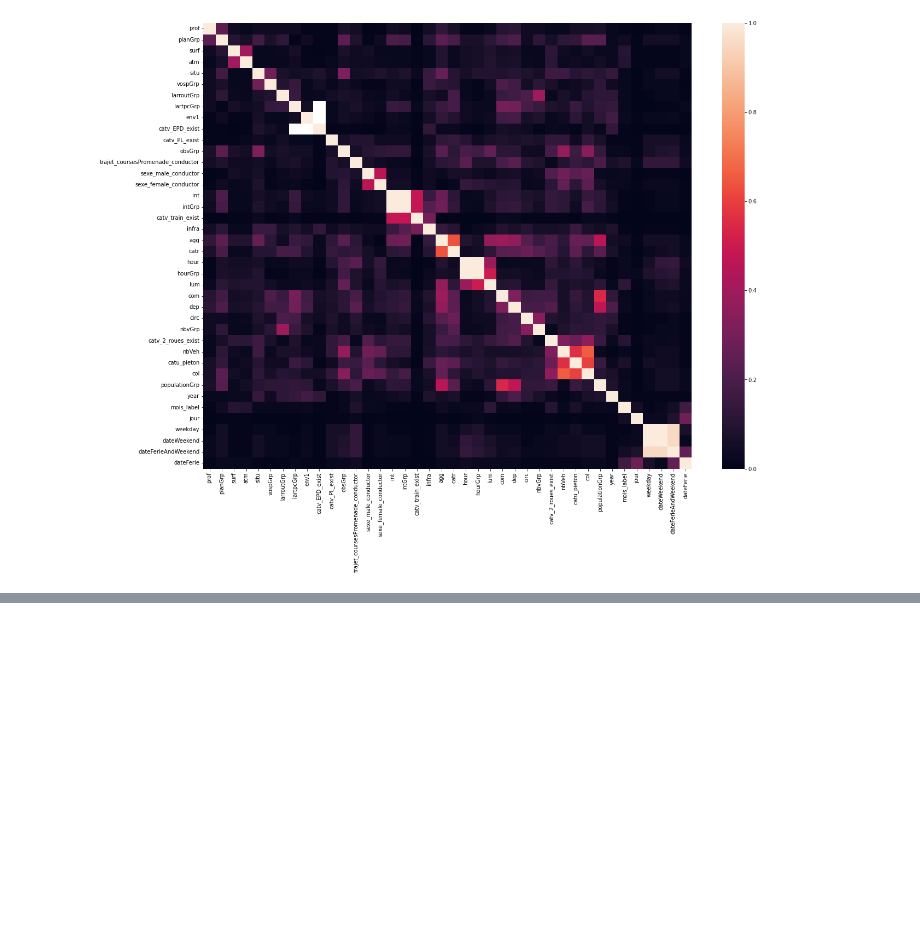
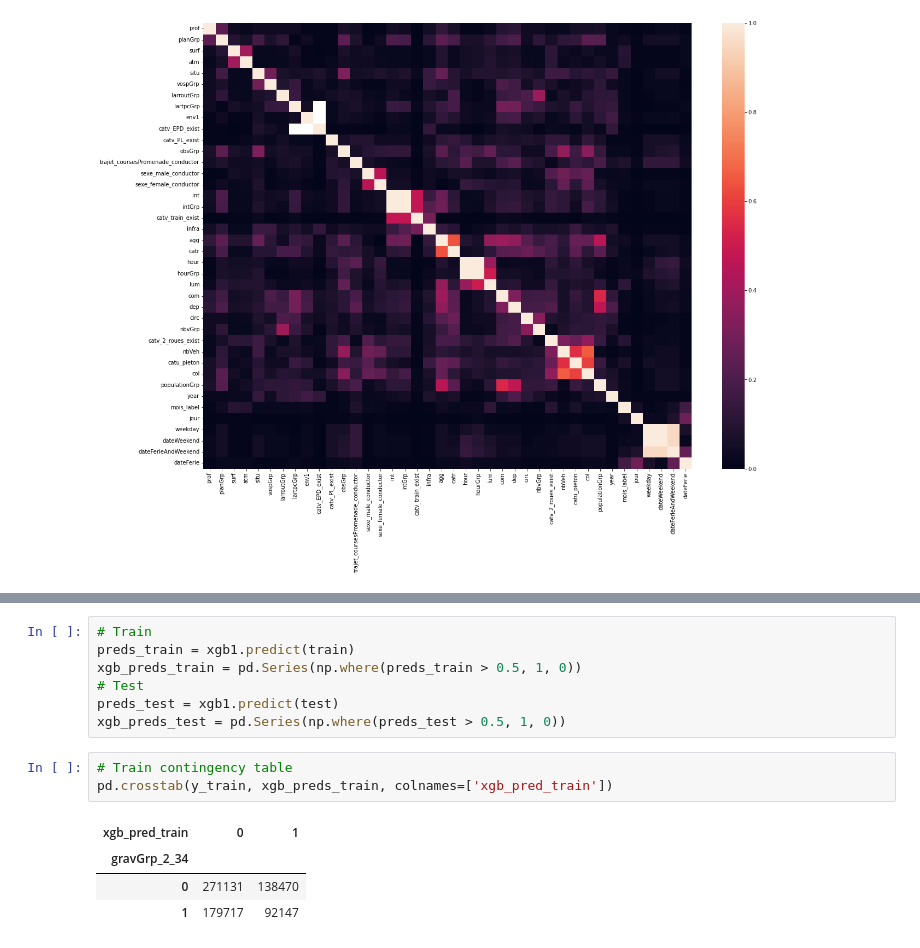
Before and after one commit to YacineHajjiDataScientist/20220814_dsProject, a Jupyter notebook: 20220821_projectDS.ipynb, the cells around one changed output, grey strips where cells are left out. Drawn from its saved outputs; the diff is of its cells as text; blank space fills up the shorter version.

```diff
--- a/20220821_projectDS.ipynb
+++ b/20220821_projectDS.ipynb
@@ -2078,0 +2223,15 @@ sns.heatmap(resMatrixPool, ax=ax);
+# %%
+# Train
+preds_train = xgb1.predict(train)
+xgb_preds_train = pd.Series(np.where(preds_train > 0.5, 1, 0))
+# Test
+preds_test = xgb1.predict(test)
+xgb_preds_test = pd.Series(np.where(preds_test > 0.5, 1, 0))
+# %%
+# Train contingency table
+pd.crosstab(y_train, xgb_preds_train, colnames=['xgb_pred_train'])
+# %% [output]
+| xgb_pred_train | 0 | 1 |
+| gravGrp_2_34 |  |  |
+| 0 | 271131 | 138470 |
+| 1 | 179717 | 92147 |
```
Also changed, not shown: parts of 34 cells of this notebook, 1 other file.
